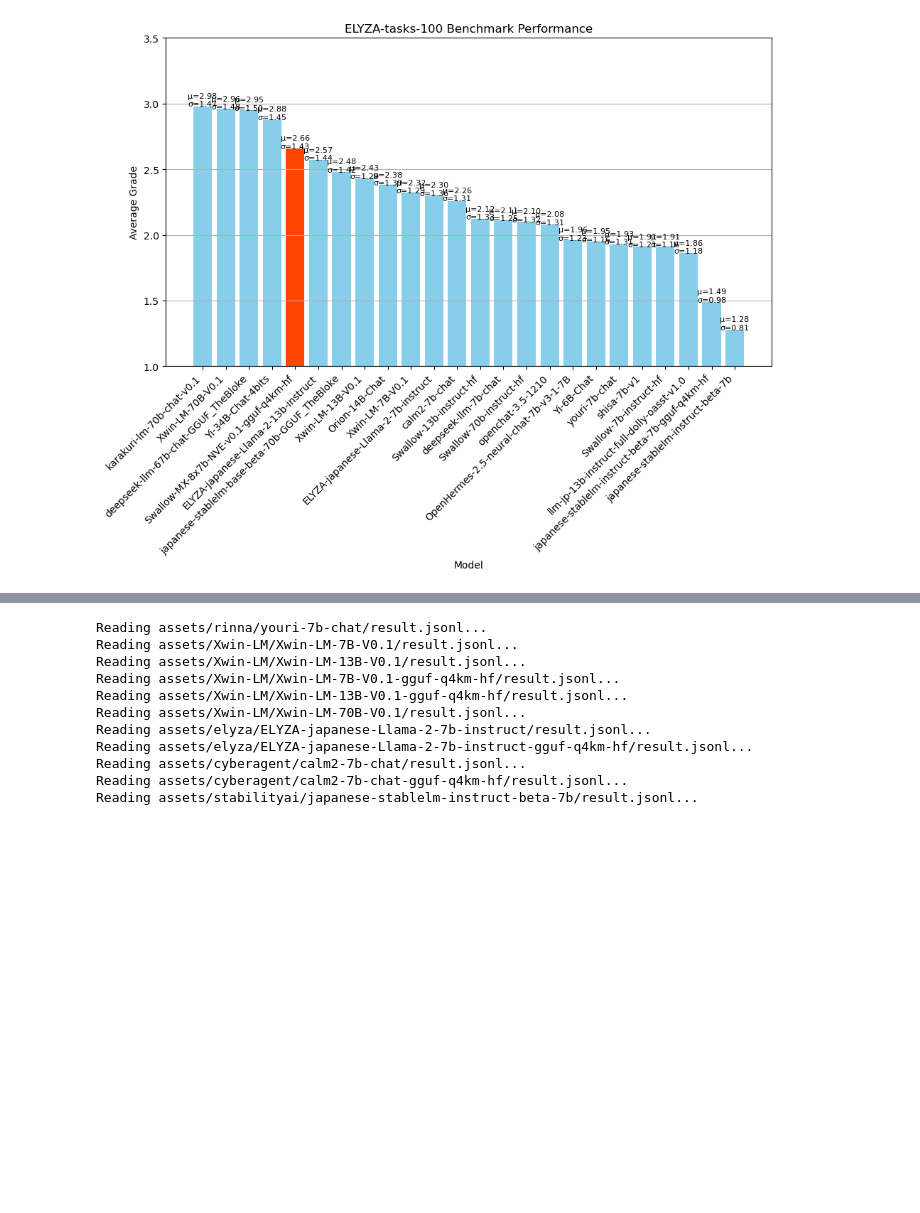
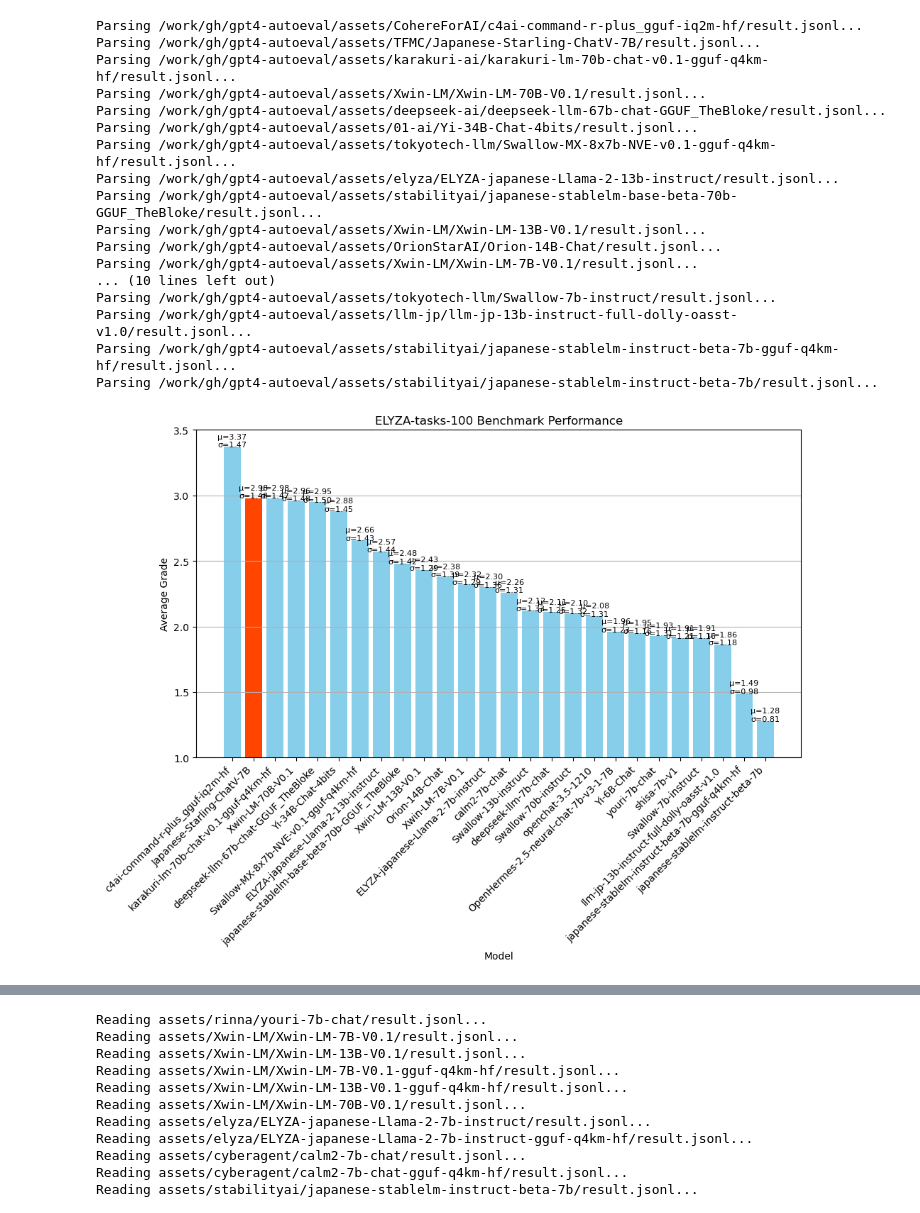
Before and after one commit to Northern-System-Service/gpt4-autoeval, a Jupyter notebook: comparison.ipynb, the cells around one changed output, grey strips where cells are left out. Drawn from its saved outputs; the diff is of its cells as text; code cells hidden in the pictures; blank space fills up the shorter version.

Commit message:
eval: add TFMC/Japanese-Starling-ChatV-7B

```diff
--- a/comparison.ipynb
+++ b/comparison.ipynb
@@ -1,40 +1,39 @@
+# %%
+from pathlib import Path
+base_path = Path("/work/gh/gpt4-autoeval/assets")
+assert base_path.exists()
 # %%
 import pandas as pd
 import matplotlib.pyplot as plt
-from pathlib import Path
 
 # Define the path to the directories containing result.jsonl files
-base_path = Path("assets")
 model_dirs = [
-    base_path / "karakuri-ai" / "karakuri-lm-70b-chat-v0.1",
+    base_path / "CohereForAI" / "c4ai-command-r-plus_gguf-iq2m-hf",
+    base_path / "TFMC" / "Japanese-Starling-ChatV-7B",
+    base_path / "karakuri-ai" / "karakuri-lm-70b-chat-v0.1-gguf-q4km-hf",
     base_path / "Xwin-LM" / "Xwin-LM-70B-V0.1",
     base_path / "deepseek-ai" / "deepseek-llm-67b-chat-GGUF_TheBloke",
     base_path / "01-ai" / "Yi-34B-Chat-4bits",
     base_path / "tokyotech-llm" / "Swallow-MX-8x7b-NVE-v0.1-gguf-q4km-hf",
-    # base_path / "cyberagent" / "calm2-7b-chat-gguf-q4km-hf",
     base_path / "elyza" / "ELYZA-japanese-Llama-2-13b-instruct",
-    # base_path / "Xwin-LM" / "Xwin-LM-13B-V0.1-gguf-q4km-hf",
     base_path / "stabilityai" / "japanese-stablelm-base-beta-70b-GGUF_TheBloke",
     base_path / "Xwin-LM" / "Xwin-LM-13B-V0.1",
     base_path / "OrionStarAI" / "Orion-14B-Chat",
     base_path / "Xwin-LM" / "Xwin-LM-7B-V0.1",
     base_path / "elyza" / "ELYZA-japanese-Llama-2-7b-instruct",
     base_path / "cyberagent" / "calm2-7b-chat",
-    # base_path / "elyza" / "ELYZA-japanese-Llama-2-7b-instruct-gguf-q4km-hf",
-    base_path / "tokyotech-llm" / "Swallow-13b-instruct-hf",
+    base_path / "tokyotech-llm" / "Swallow-13b-instruct",
     base_path / "deepseek-ai" / "deepseek-llm-7b-chat",
-    base_path / "tokyotech-llm" / "Swallow-70b-instruct-hf",
+    base_path / "tokyotech-llm" / "Swallow-70b-instruct",
     base_path / "openchat" / "openchat-3.5-1210",
     base_path / "Weyaxi" / "OpenHermes-2.5-neural-chat-7b-v3-1-7B",
     base_path / "01-ai" / "Yi-6B-Chat",
     base_path / "rinna" / "youri-7b-chat",
     base_path / "augmxnt" / "shisa-7b-v1",
-    base_path / "tokyotech-llm" / "Swallow-7b-instruct-hf",
+    base_path / "tokyotech-llm" / "Swallow-7b-instruct",
     base_path / "llm-jp" / "llm-jp-13b-instruct-full-dolly-oasst-v1.0",
     base_path / "stabilityai" / "japanese-stablelm-instruct-beta-7b-gguf-q4km-hf",
     base_path / "stabilityai" / "japanese-stablelm-instruct-beta-7b",
-    # base_path / "nssv" / "japanese-stablelm-instruct-beta-7b_dpo_distilabel-intel-orca",
-    # base_path / "nssv" / "japanese-stablelm-instruct-beta-7b_dpo_hh-rlhf",
 ]
 
 # Dictionary to hold the statistical data for each model
@@ -44,7 +43,7 @@ stats_data = {}
 for model_dir in model_dirs:
     # Construct the file path
     file_path = model_dir / "result.jsonl"
-
+    print(f"Parsing {file_path.resolve()}...")
     # Read the file
     df = pd.read_json(file_path, lines=True)
 
@@ -52,35 +51,52 @@ for model_dir in model_dirs:
     mean_grade = df['grade'].mean()
     std_dev = df['grade'].std()
     median_grade = df['grade'].median()
     min_grade = df['grade'].min()
     max_grade = df['grade'].max()
     count = df['grade'].count()
 
     # Extract the model name and store the statistics
     model_name = model_dir.parts[-1]
     stats_data[model_name] = [mean_grade, std_dev, median_grade, min_grade, max_grade, count]
 
 # Creating a bar chart with additional statistical data
 plt.figure(figsize=(11, 6))
 
 for i, (model, stats) in enumerate(stats_data.items()):
-    if "mx" in model.lower():
+    if "starling" in model.lower():
         bar_color = 'orangered'
     else:
         bar_color = 'skyblue'
 
     plt.bar(model, stats[0], capsize=5, color=bar_color)    #plt.text(i, stats[0], f"μ={stats[0]:.2f}\nσ={stats[1]:.2f}\nMed={stats[2]:.2f}\nMin={stats[3]}\nMax={stats[4]}\nN={stats[5]}", ha='center')
     plt.text(i, stats[0], f"μ={stats[0]:.2f}\nσ={stats[1]:.2f}", ha='center', fontsize=8)
 
 plt.xlabel('Model')
 plt.ylabel('Average Grade')
 plt.title('ELYZA-tasks-100 Benchmark Performance')
 plt.xticks(rotation=45, ha='right')
 plt.ylim(1, 3.5)
 plt.grid(axis="y")
 plt.show()
 # %% [output]
+Parsing /work/gh/gpt4-autoeval/assets/CohereForAI/c4ai-command-r-plus_gguf-iq2m-hf/result.jsonl...
+Parsing /work/gh/gpt4-autoeval/assets/TFMC/Japanese-Starling-ChatV-7B/result.jsonl...
+Parsing /work/gh/gpt4-autoeval/assets/karakuri-ai/karakuri-lm-70b-chat-v0.1-gguf-q4km-hf/result.jsonl...
+Parsing /work/gh/gpt4-autoeval/assets/Xwin-LM/Xwin-LM-70B-V0.1/result.jsonl...
+Parsing /work/gh/gpt4-autoeval/assets/deepseek-ai/deepseek-llm-67b-chat-GGUF_TheBloke/result.jsonl...
+Parsing /work/gh/gpt4-autoeval/assets/01-ai/Yi-34B-Chat-4bits/result.jsonl...
+Parsing /work/gh/gpt4-autoeval/assets/tokyotech-llm/Swallow-MX-8x7b-NVE-v0.1-gguf-q4km-hf/result.jsonl...
+Parsing /work/gh/gpt4-autoeval/assets/elyza/ELYZA-japanese-Llama-2-13b-instruct/result.jsonl...
+Parsing /work/gh/gpt4-autoeval/assets/stabilityai/japanese-stablelm-base-beta-70b-GGUF_TheBloke/result.jsonl...
+Parsing /work/gh/gpt4-autoeval/assets/Xwin-LM/Xwin-LM-13B-V0.1/result.jsonl...
+Parsing /work/gh/gpt4-autoeval/assets/OrionStarAI/Orion-14B-Chat/result.jsonl...
+Parsing /work/gh/gpt4-autoeval/assets/Xwin-LM/Xwin-LM-7B-V0.1/result.jsonl...
+... (10 lines left out)
+Parsing /work/gh/gpt4-autoeval/assets/tokyotech-llm/Swallow-7b-instruct/result.jsonl...
+Parsing /work/gh/gpt4-autoeval/assets/llm-jp/llm-jp-13b-instruct-full-dolly-oasst-v1.0/result.jsonl...
+Parsing /work/gh/gpt4-autoeval/assets/stabilityai/japanese-stablelm-instruct-beta-7b-gguf-q4km-hf/result.jsonl...
+Parsing /work/gh/gpt4-autoeval/assets/stabilityai/japanese-stablelm-instruct-beta-7b/result.jsonl...
-[figure, old version]
+[figure, new version]
 # %%
 from pathlib import Path
 
```
Also changed, not shown: parts of 1 cell of this notebook, 2 other files.
